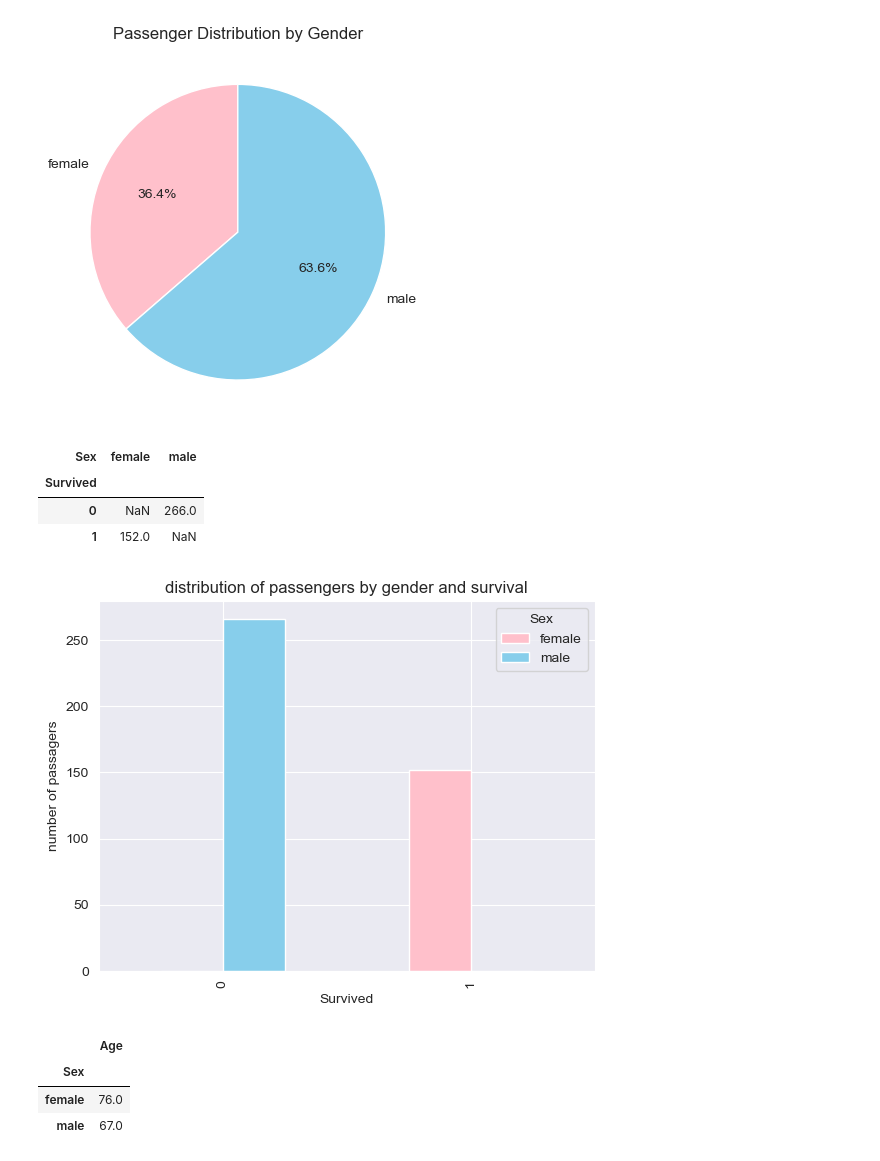
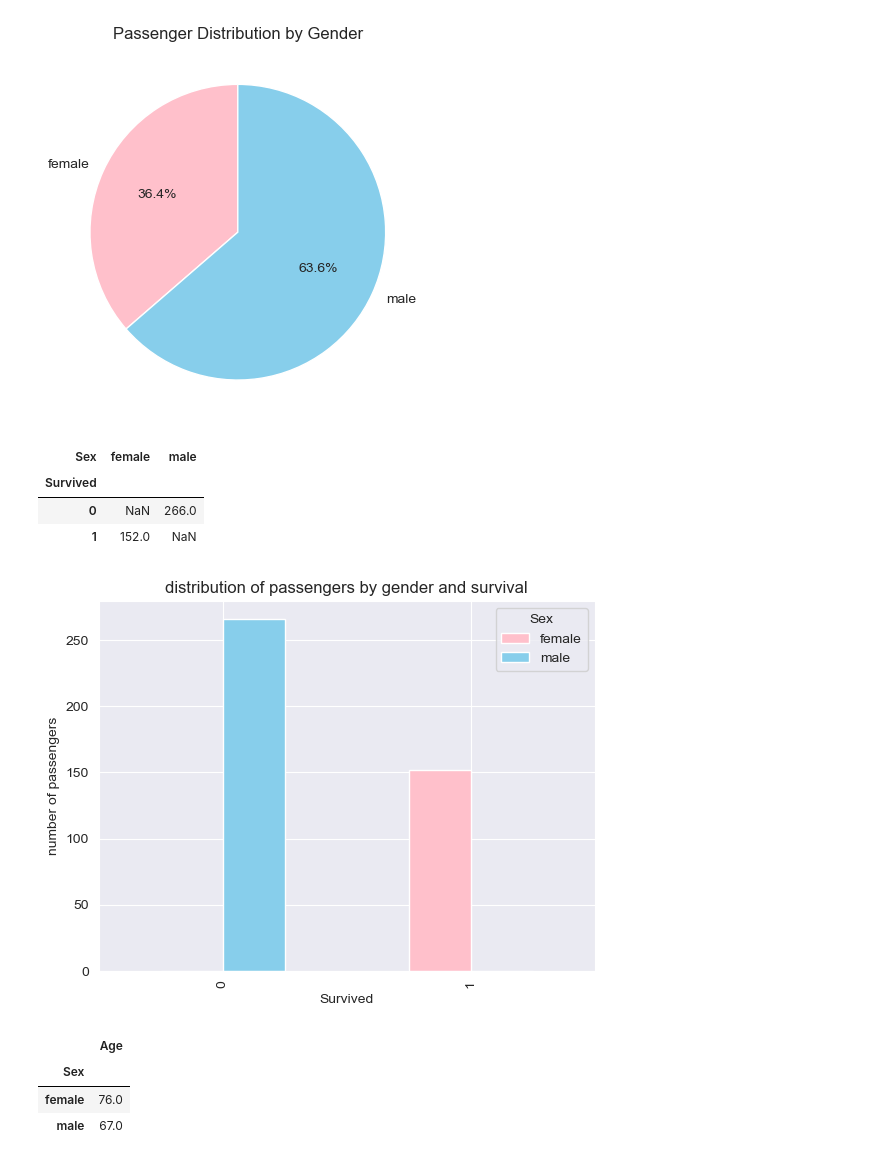
Before and after one commit to inassouhmad/CODSOFT, a Jupyter notebook: Titanic Survival Prediction/Untitled.ipynb, the cells around one changed output. Drawn from its saved outputs; the diff is of its cells as text; code cells hidden in the pictures.

```diff
--- a/Titanic Survival Prediction/Untitled.ipynb
+++ b/Titanic Survival Prediction/Untitled.ipynb
@@ -220,16 +220,16 @@ male    266
 # %%
 grouped_data = df.groupby(['Sex', 'Survived']).size().unstack('Sex')
 display(grouped_data)
 ax = grouped_data.plot(kind='bar', color=['pink', 'skyblue'])
-ax.set_ylabel('number of passagers')
+ax.set_ylabel('number of passengers')
 ax.set_title('distribution of passengers by gender and survival')
 plt.show()
 # %% [output]
 | Sex | female | male |
 | Survived |  |  |
 | 0 | NaN | 266.0 |
 | 1 | 152.0 | NaN |
-[figure, old version]
+[figure, new version]
 # %%
 display(df.groupby('Sex')[['Age']].max())
 display(df.groupby('Sex')[['Age']].min())
```
Also changed, not shown: parts of 1 cell of this notebook.
